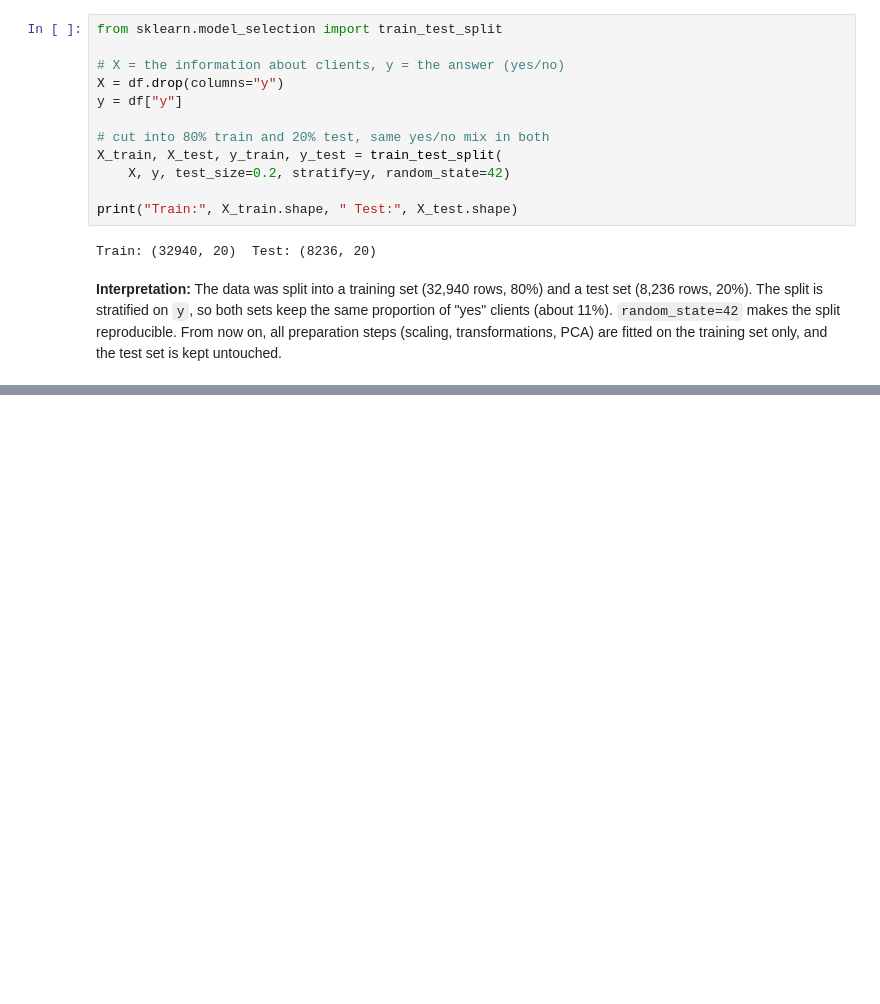
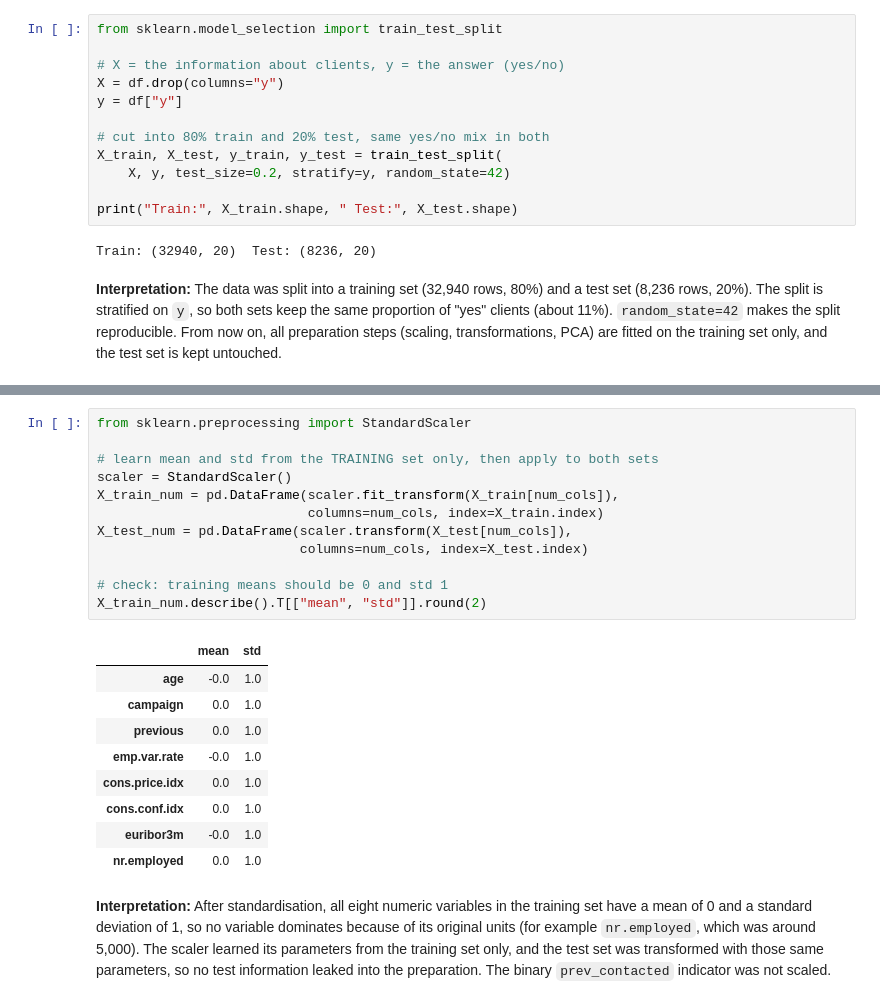
Before and after one commit to stafa10/CA1Theory2Practice, a Jupyter notebook: moustafa_numeric.ipynb, the cells around one changed output, grey strips where cells are left out. Saved outputs shown, nothing was run; the diff lists cells and outputs as text; blank space fills up the shorter version.

```diff
--- a/moustafa_numeric.ipynb
+++ b/moustafa_numeric.ipynb
@@ -234,0 +262,24 @@ Train: (32940, 20)  Test: (8236, 20)
+# %%
+from sklearn.preprocessing import StandardScaler
+
+# learn mean and std from the TRAINING set only, then apply to both sets
+scaler = StandardScaler()
+X_train_num = pd.DataFrame(scaler.fit_transform(X_train[num_cols]),
+                           columns=num_cols, index=X_train.index)
+X_test_num = pd.DataFrame(scaler.transform(X_test[num_cols]),
+                          columns=num_cols, index=X_test.index)
+
+# check: training means should be 0 and std 1
+X_train_num.describe().T[["mean", "std"]].round(2)
+# %% [output]
+|  | mean | std |
+| age | -0.0 | 1.0 |
+| campaign | 0.0 | 1.0 |
+| previous | 0.0 | 1.0 |
+| emp.var.rate | -0.0 | 1.0 |
+| cons.price.idx | 0.0 | 1.0 |
+| cons.conf.idx | 0.0 | 1.0 |
+| euribor3m | -0.0 | 1.0 |
+| nr.employed | 0.0 | 1.0 |
+# %% [markdown]
+**Interpretation:** After standardisation, all eight numeric variables in the training set have a mean of 0 and a standard deviation of 1, so no variable dominates because of its original units (for example `nr.employed`, which was around 5,000). The scaler learned its parameters from the training set only, and the test set was transformed with those same parameters, so no test information leaked into the preparation. The binary `prev_contacted` indicator was not scaled.
```
Also changed, not shown: parts of 4 cells of this notebook.
